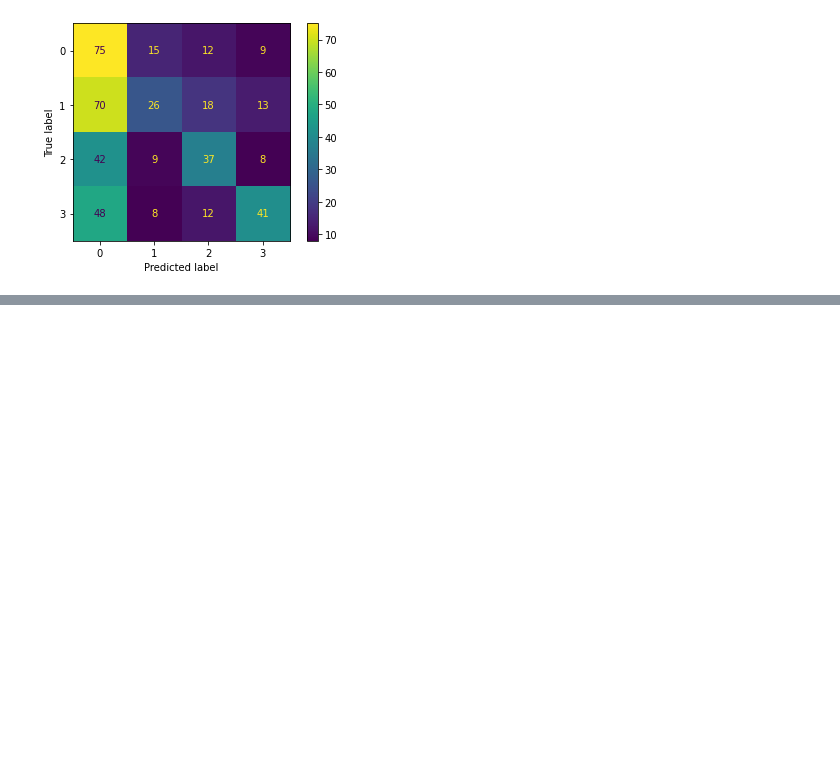
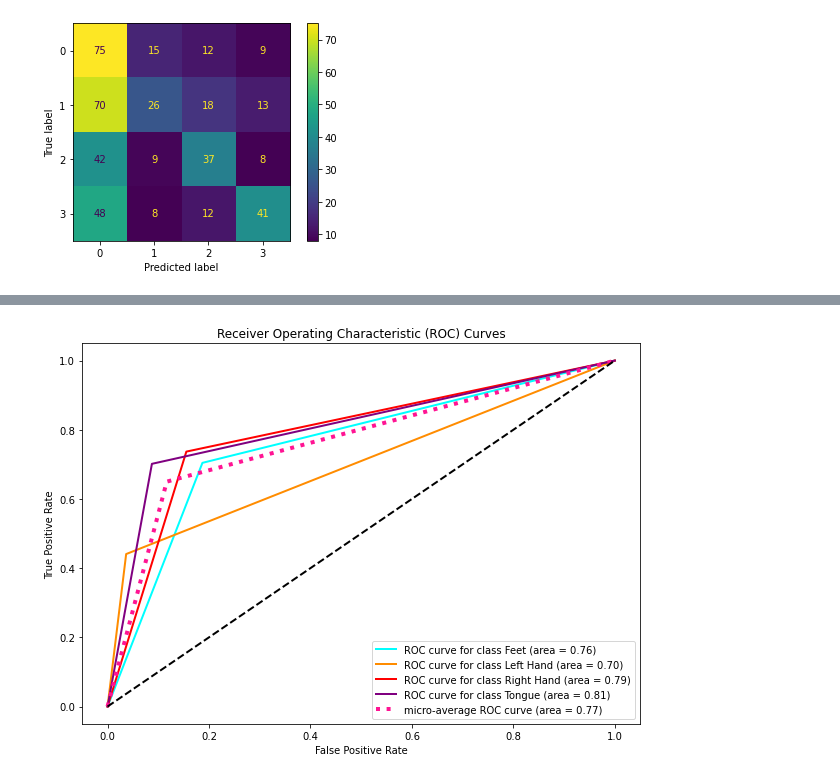
Before and after one commit to aaron68lee/Deep-Learning-EEG-BCI-Signal-Processing, a Jupyter notebook: EEG_ResNet_pretrained.ipynb, the cells around one changed output, grey strips where cells are left out. Drawn from its saved outputs; the diff is of its cells as text; code cells hidden in the pictures; blank space fills up the shorter version.

```diff
--- a/EEG_ResNet_pretrained.ipynb
+++ b/EEG_ResNet_pretrained.ipynb
@@ -1182,0 +1291,6 @@ NameError: name 'plot_confusion_matrix' is not defined
+# %%
+
+ROC(y_valid_categorical, y_val_pred_categorical, categorical=True)
+#ROC(y_test_pred_classes, true_labels, categorical=True)
+# %% [output]
+[figure, added]
```
Also changed, not shown: parts of 8 cells of this notebook, 5 other files.
